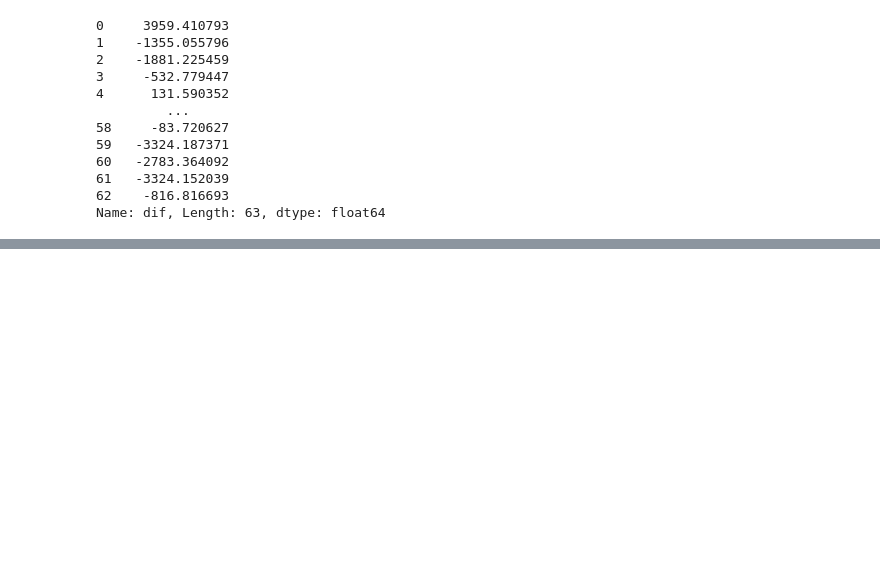
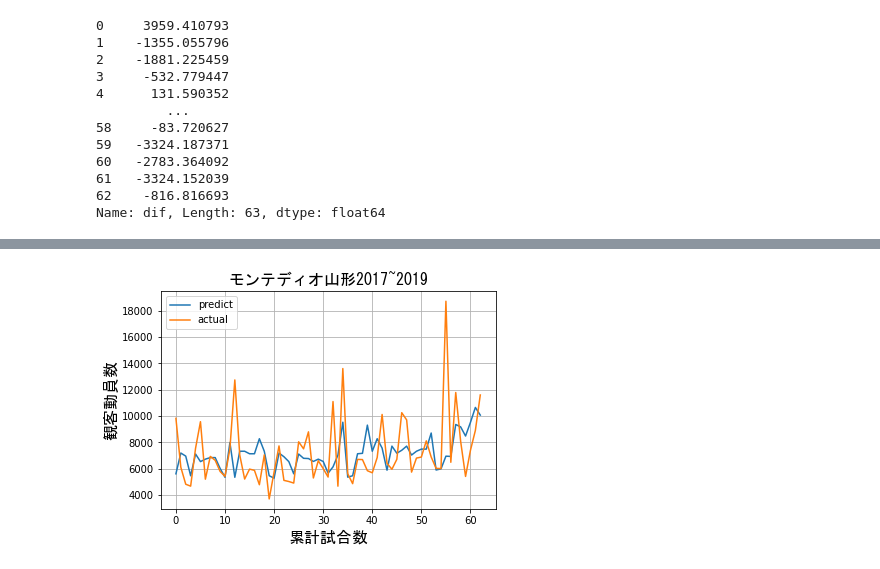
Before and after one commit to kkaishu/sotuken2021, a Jupyter notebook: 卒研＿モンテディオ.ipynb, the cells around one changed output, grey strips where cells are left out. Cells and saved outputs as stored; diff of their text form; code cells hidden in the pictures; blank space fills up the shorter version.

```diff
--- a/卒研＿モンテディオ.ipynb
+++ b/卒研＿モンテディオ.ipynb
@@ -325,7 +334,7 @@ plt.plot(xx,data["visitors_act"])
 # %%
-data["dif"]=data["入場者数_act"]-data["visitors_act"]
-print(data["dif"])
-data["dif"].to_csv("dif.csv")
+data3["dif"]=data3["入場者数_act"]-data3["visitors_act"]
+print(data3["dif"])
+data3["dif"].to_csv("dif.csv")
 # %% [output]
 0     3959.410793
 1    -1355.055796
@@ -339,3 +348,6 @@ data["dif"].to_csv("dif.csv")
 61   -3324.152039
 62    -816.816693
 Name: dif, Length: 63, dtype: float64
+# %%
+all_team_shiken=pd.read_csv("all_team_shiken.csv")
+all_team_shiken
@@ -341,0 +368,3 @@ Name: dif, Length: 63, dtype: float64
+# %%
+data2=pd.merge(data,all_team_shiken[["predict","judge"]],on="judge",how="left").reindex(columns=["judge","predict","入場者数"])
+data2
@@ -341,0 +385,6 @@ Name: dif, Length: 63, dtype: float64
+# %%
+data2["judge"]=data2["judge"].round().astype(int)
+data2["predict"]=data2["predict"]*s+x
+data2["入場者数"]=data2["入場者数"]*s+x
+data2["差"]=data2["入場者数"]-data2["predict"]
+data2
@@ -341,0 +405,14 @@ Name: dif, Length: 63, dtype: float64
+# %%
+fig = plt.figure()
+plt.title("モンテディオ山形2017~2019",fontproperties=fp)
+plt.grid(True)
+plt.xlabel("累計試合数",fontproperties=fp)
+plt.ylabel("観客動員数(人)",fontproperties=fp)
+plt.plot(xx,data2["predict"],label="predict")
+plt.plot(xx,data2["入場者数"],label="actual")
+plt.legend()
+plt.show()
+
+fig.savefig("imging.png")
+# %% [output]
+[figure, added]
```
Also changed, not shown: parts of 10 cells of this notebook, 1 other file.
